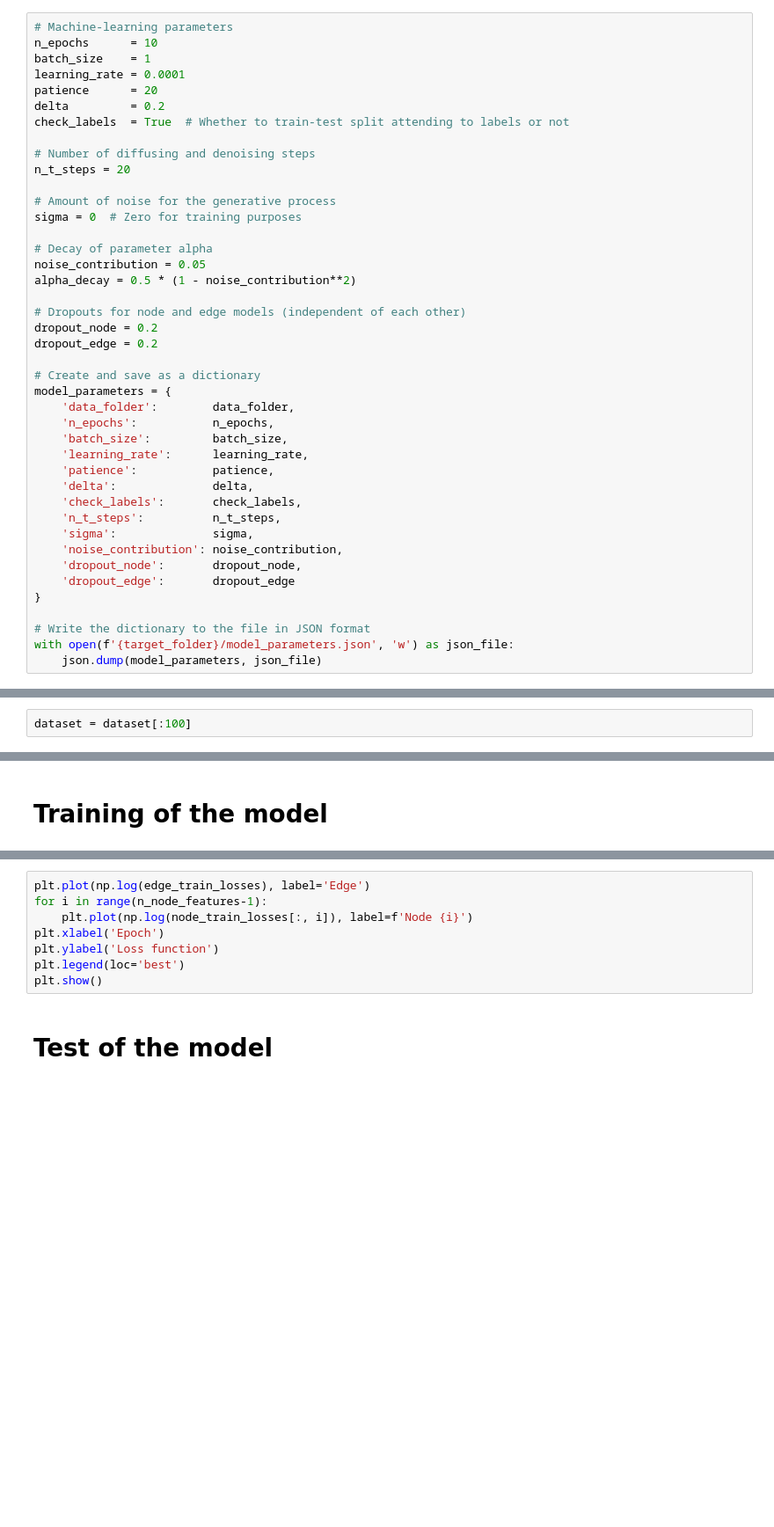
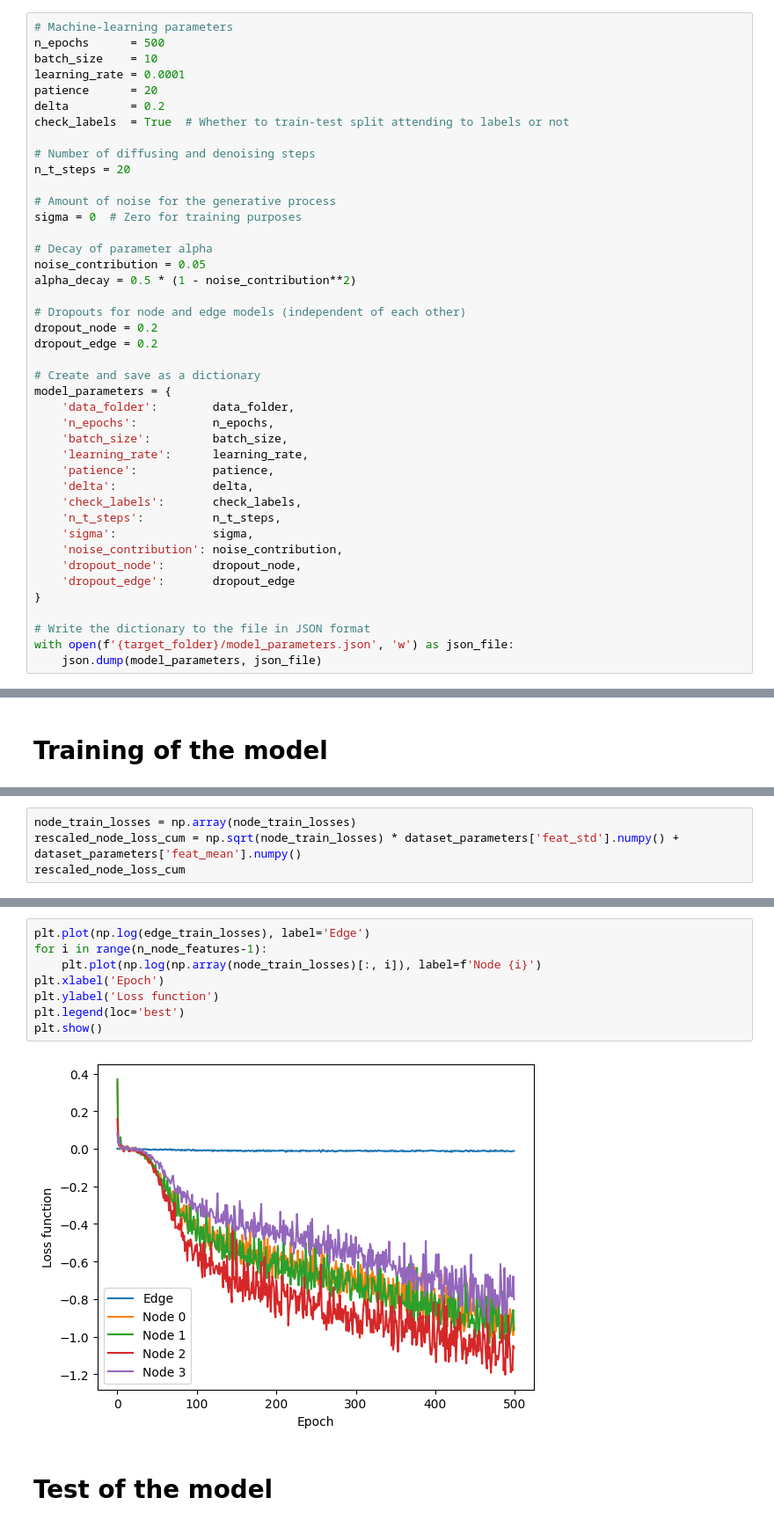
Before and after one commit to CibranLopez/GenerativeModels, a Jupyter notebook: model-training.ipynb, the cells around one changed output, grey strips where cells are left out. Shown at 88% size. Cells and saved outputs as stored; diff of their text form; blank space fills up the shorter version.

```diff
--- a/model-training.ipynb
+++ b/model-training.ipynb
@@ -54,7 +54,7 @@ target_folder
 # %%
 # Machine-learning parameters
-n_epochs      = 10
-batch_size    = 1
+n_epochs      = 500
+batch_size    = 10
 learning_rate = 0.0001
 patience      = 20
 delta         = 0.2
@@ -143,8 +143,6 @@ else:
 
 # Defining target factor
 target_factor = dataset_parameters['target_std'] / dataset_parameters['scale']
-# %%
-dataset = dataset[:100]
 # %% [markdown]
 Split in train, validation and test sets.
 # %%
@@ -424,0 +443,4 @@ array([12.50240306,  6.19065771,  2.75379758, 13.63761406])
+# %%
+node_train_losses = np.array(node_train_losses)
+rescaled_node_loss_cum = np.sqrt(node_train_losses) * dataset_parameters['feat_std'].numpy() + dataset_parameters['feat_mean'].numpy()
+rescaled_node_loss_cum
@@ -425,11 +455,13 @@ array([12.50240306,  6.19065771,  2.75379758, 13.63761406])
 # %%
 plt.plot(np.log(edge_train_losses), label='Edge')
 for i in range(n_node_features-1):
-    plt.plot(np.log(node_train_losses[:, i]), label=f'Node {i}')
+    plt.plot(np.log(np.array(node_train_losses)[:, i]), label=f'Node {i}')
 plt.xlabel('Epoch')
 plt.ylabel('Loss function')
 plt.legend(loc='best')
 plt.show()
+# %% [output]
+[figure, added]
 # %% [markdown]
 # Test of the model
 # %%
```
Also changed, not shown: parts of 14 cells of this notebook, 1 other file.
